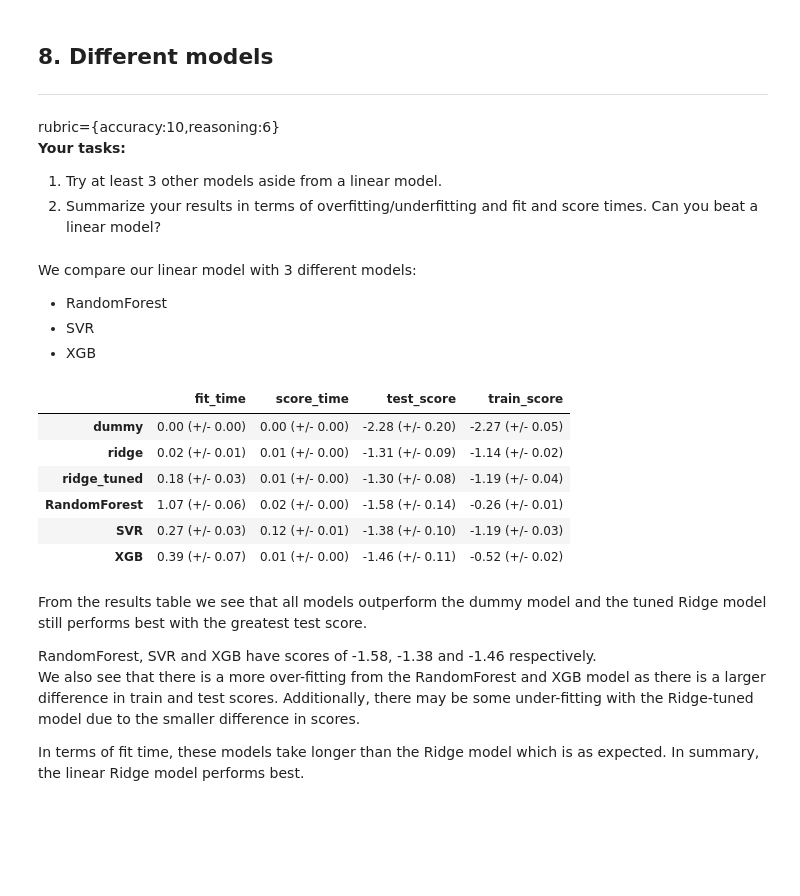
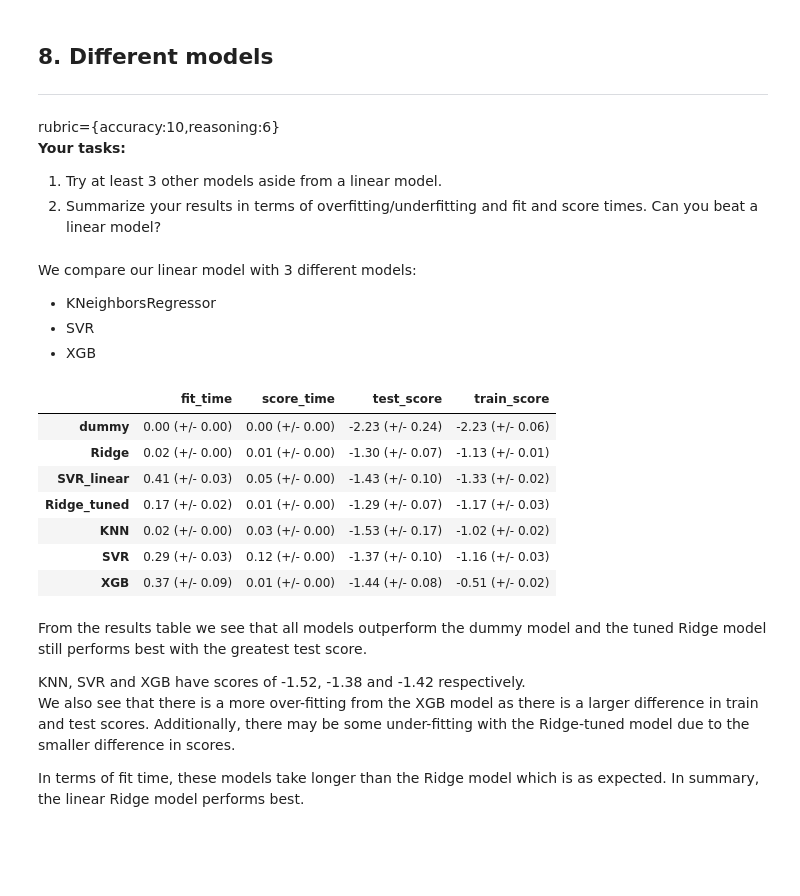
Before and after one commit to mel-liow/ml-nyc-airbnb, a Jupyter notebook: analysis.ipynb, the cells around one changed output. Drawn from its saved outputs; the diff is of its cells as text; code cells hidden in the pictures.

```diff
--- a/analysis.ipynb
+++ b/analysis.ipynb
@@ -636,12 +747,18 @@ rubric={accuracy:6,reasoning:4}
 2. Carry out hyperparameter tuning to explore different values for the regularization hyperparameter.
 3. Report cross-validation scores along with standard deviation.
 4. Summarize your results.
+# %%
+linear_models = {
+    "Ridge": Ridge(),
+    "SVR_linear": SVR(kernel="linear")
+}
 # %%
-ridge_pipe = make_pipeline(preprocessor, Ridge(random_state=7))
+for name, model in linear_models.items():
+    pipe = make_pipeline(preprocessor, model)
 
-results["ridge"] = get_mean_cv_scores(
-    ridge_pipe, X_train, y_train, return_train_score=True, scoring="neg_mean_squared_error"
-)
+    results[name] = get_mean_cv_scores(
+        pipe, X_train, y_train, return_train_score=True, scoring="neg_mean_squared_error"
+    )
 
 pd.DataFrame(results).T
 # %% [output]
@@ -651,7 +769,7 @@ pd.DataFrame(results).T
 # %%
 ridge_cv_pipe = make_pipeline(preprocessor, RidgeCV(cv=10))
 
-results["ridge_tuned"] = get_mean_cv_scores(
+results["Ridge_tuned"] = get_mean_cv_scores(
     ridge_cv_pipe, X_train, y_train, return_train_score=True, scoring="neg_mean_squared_error"
 )
 
@@ -685,37 +804,38 @@ rubric={accuracy:10,reasoning:6}
 2. Summarize your results in terms of overfitting/underfitting and fit and score times. Can you beat a linear model?
 # %% [markdown]
 We compare our linear model with 3 different models:
-- RandomForest
+- KNeighborsRegressor
 - SVR
 - XGB
 # %%
-models = {
-    "RandomForest": RandomForestRegressor(),
+non_linear_models = {
+    "KNN": KNeighborsRegressor(),
     "SVR": SVR(),
     "XGB": xgb.XGBRegressor(verbosity=0)
 }
 # %%
-for name, model in models.items():
+for name, model in non_linear_models.items():
     pipe = make_pipeline(preprocessor, model)
 
     results[name] = get_mean_cv_scores(
         pipe, X_train, y_train, return_train_score=True, scoring="neg_mean_squared_error"
     )
 
 pd.DataFrame(results).T
 # %% [output]
 |  | fit_time | score_time | test_score | train_score |
-| dummy | 0.00 (+/- 0.00) | 0.00 (+/- 0.00) | -2.28 (+/- 0.20) | -2.27 (+/- 0.05) |
-| ridge | 0.02 (+/- 0.01) | 0.01 (+/- 0.00) | -1.31 (+/- 0.09) | -1.14 (+/- 0.02) |
-| ridge_tuned | 0.18 (+/- 0.03) | 0.01 (+/- 0.00) | -1.30 (+/- 0.08) | -1.19 (+/- 0.04) |
-| RandomForest | 1.07 (+/- 0.06) | 0.02 (+/- 0.00) | -1.58 (+/- 0.14) | -0.26 (+/- 0.01) |
-| SVR | 0.27 (+/- 0.03) | 0.12 (+/- 0.01) | -1.38 (+/- 0.10) | -1.19 (+/- 0.03) |
-| XGB | 0.39 (+/- 0.07) | 0.01 (+/- 0.00) | -1.46 (+/- 0.11) | -0.52 (+/- 0.02) |
+| dummy | 0.00 (+/- 0.00) | 0.00 (+/- 0.00) | -2.23 (+/- 0.24) | -2.23 (+/- 0.06) |
+| Ridge | 0.02 (+/- 0.00) | 0.01 (+/- 0.00) | -1.30 (+/- 0.07) | -1.13 (+/- 0.01) |
+| SVR_linear | 0.41 (+/- 0.03) | 0.05 (+/- 0.00) | -1.43 (+/- 0.10) | -1.33 (+/- 0.02) |
+| Ridge_tuned | 0.17 (+/- 0.02) | 0.01 (+/- 0.00) | -1.29 (+/- 0.07) | -1.17 (+/- 0.03) |
+| KNN | 0.02 (+/- 0.00) | 0.03 (+/- 0.00) | -1.53 (+/- 0.17) | -1.02 (+/- 0.02) |
+| SVR | 0.29 (+/- 0.03) | 0.12 (+/- 0.00) | -1.37 (+/- 0.10) | -1.16 (+/- 0.03) |
+| XGB | 0.37 (+/- 0.09) | 0.01 (+/- 0.00) | -1.44 (+/- 0.08) | -0.51 (+/- 0.02) |
 # %% [markdown]
 From the results table we see that all models outperform the dummy model and the tuned Ridge model still performs best with the greatest test score.
 
-RandomForest, SVR and XGB have scores of -1.58, -1.38 and -1.46 respectively.
-We also see that there is a more over-fitting from the RandomForest and XGB model as there is a larger difference in train and test scores.
+KNN, SVR and XGB have scores of -1.52, -1.38 and -1.42 respectively.
+We also see that there is a more over-fitting from the XGB model as there is a larger difference in train and test scores.
 Additionally, there may be some under-fitting with the Ridge-tuned model due to the smaller difference in scores.
 
 In terms of fit time, these models take longer than the Ridge model which is as expected.
```
Also changed, not shown: parts of 67 cells of this notebook.
